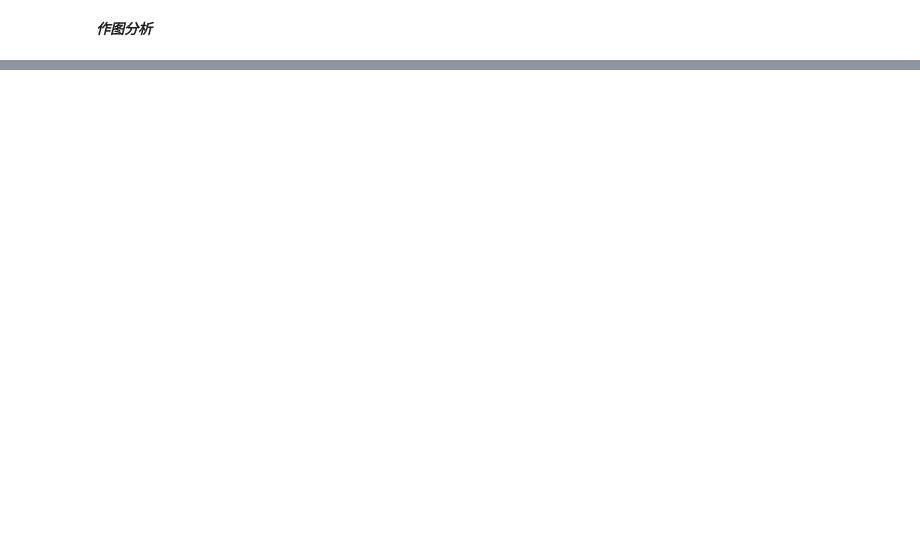
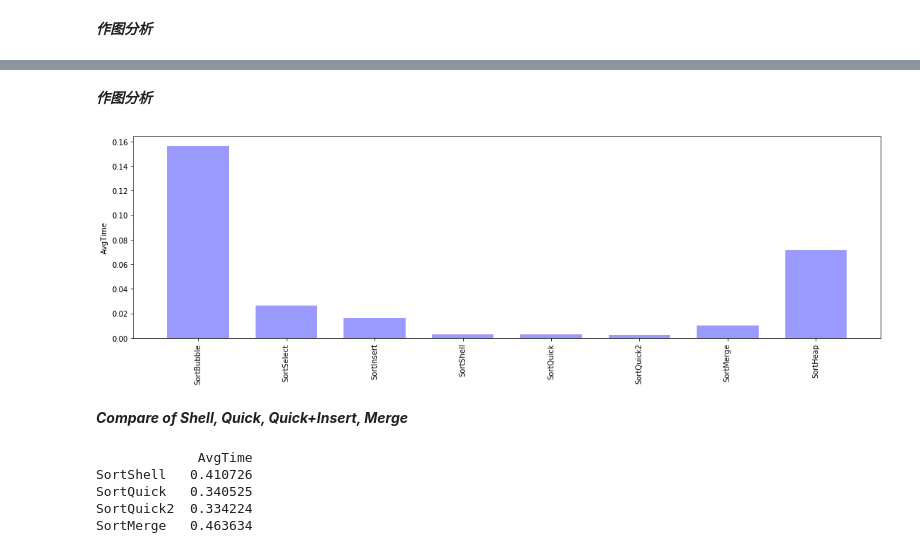
Before and after one commit to Li-Aaron/AlgorithmTest, a Jupyter notebook: sort_cmp/sort.ipynb, the cells around one changed output, grey strips where cells are left out. Cells and saved outputs as stored; diff of their text form; code cells hidden in the pictures; blank space fills up the shorter version.

```diff
--- a/sort_cmp/sort.ipynb
+++ b/sort_cmp/sort.ipynb
@@ -54,27 +52,28 @@ for cSort in SortFunc:
 # %%
-def SortTestRep(cSortList, NumLen = 100, Times = 10):
+def SortTestRep(SortList, SortTestFunc, NumLen = 100, Times = 10):
     # init
     keys = ['Swap','Search','Time']
     keysAvg = ['AvgSwap','AvgSearch','AvgTime']
     TestResult = {}
-    for cSort in cSortList:
-        TestResult[cSort.__name__] = dict.fromkeys(keys+keysAvg)
+    for Sort in SortList:
+        TestResult[Sort.__name__] = dict.fromkeys(keys+keysAvg)
         for key, keyAvg in zip(keys, keysAvg):
-            TestResult[cSort.__name__][key] = []
-            TestResult[cSort.__name__][keyAvg] = 0
+            TestResult[Sort.__name__][key] = []
+            TestResult[Sort.__name__][keyAvg] = 0
 
     # run tests
     for i in range(Times):
-        RandomNumbers = [random.uniform(0,10) for x in range(0,NumLen,1)]
-        for cSort in cSortList:
-            result = SortTest(cSort, RandomNumbers, PrintFlag=False)
+        RandomNumbers = GenRandNum(NumLen)
+        for Sort in SortList:
+            result = SortTestFunc(Sort, RandomNumbers, PrintFlag=False)
             for key in keys:
-                TestResult[cSort.__name__][key].append(result[key])
+                TestResult[Sort.__name__][key].append(result[key])
 
     # analyse
-    for cSort in cSortList:
+    for Sort in SortList:
         for key, keyAvg in zip(keys, keysAvg):
-            TestResult[cSort.__name__][keyAvg] = sum(TestResult[cSort.__name__][key])/Times
+            if(TestResult[Sort.__name__][key][0]):
+                TestResult[Sort.__name__][keyAvg] = sum(TestResult[Sort.__name__][key])/Times
 
     return TestResult
 # %% [markdown]
@@ -128,0 +151,9 @@ No handles with labels found to put in legend.
+# %%
+# run test (cost a period of time, suggest run once)
+TestResultC = SortTestRep(SortFuncC, SortTestC, NumLen = 10000, Times = 10)
+# %%
+# using pandas to analyse
+dfTestC = pd.DataFrame(TestResultC).T
+keysToAnalyse = ['AvgTime']
+dfTestToPrintC = dfTestC.loc[:,keysToAnalyse]
+print(dfTestToPrintC)
@@ -128,0 +170,8 @@ No handles with labels found to put in legend.
+# %% [markdown]
+***作图分析***
+# %%
+PlotResult(dfTestC, keysToAnalyse)
+# %% [output]
+[figure, added]
+# %% [markdown]
+***Compare of Shell, Quick, Quick+Insert, Merge***
@@ -128,0 +187,11 @@ No handles with labels found to put in legend.
+# %%
+dfTestC_Ex = pd.DataFrame(TestResultC_Ex).T
+keysToAnalyse = ['AvgTime']
+dfTestToPrintC_Ex = dfTestC_Ex.loc[:,keysToAnalyse]
+print(dfTestToPrintC_Ex)
+# %% [output]
+             AvgTime
+SortShell   0.410726
+SortQuick   0.340525
+SortQuick2  0.334224
+SortMerge   0.463634
```
Also changed, not shown: parts of 18 cells of this notebook, 22 other files.
